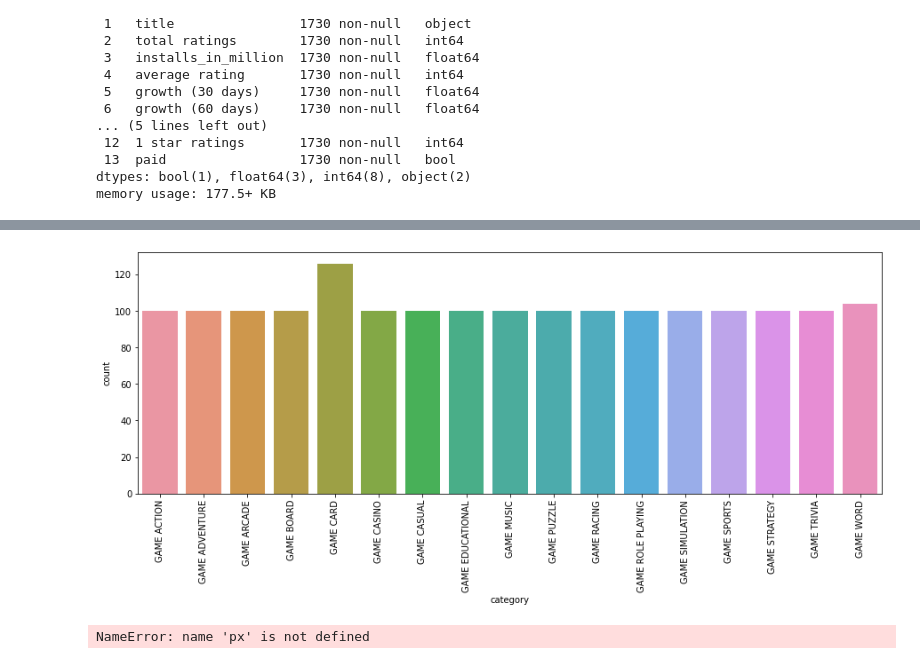
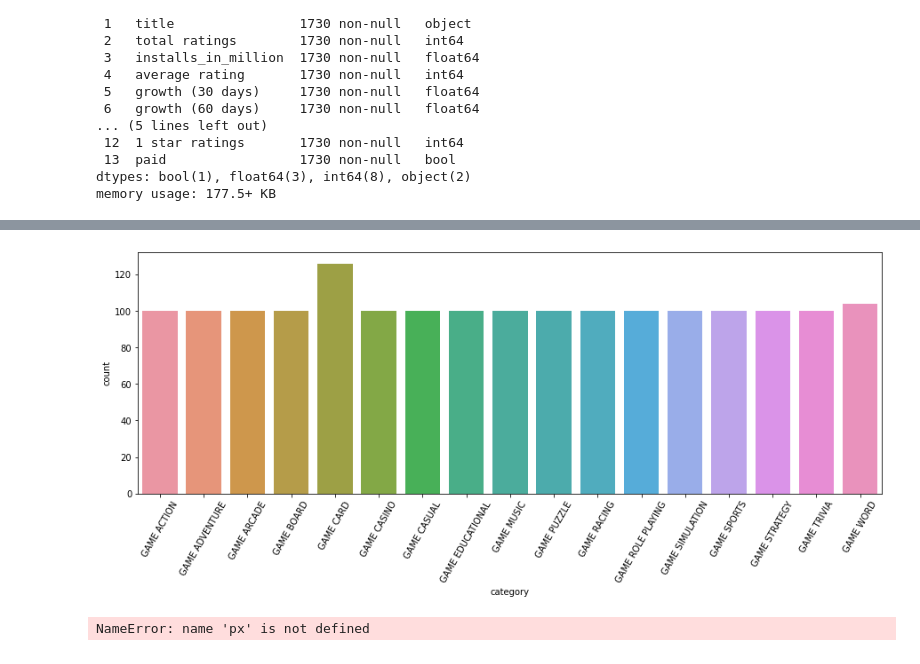
Before and after one commit to Tommyhappy01/2-DATA_SCIENCE, a Jupyter notebook: 5-Data_Visualization/13.7.2021 kaan hoca ders.ipynb, the cells around one changed output, grey strips where cells are left out. Cells and saved outputs as stored; diff of their text form; code cells hidden in the pictures.

```diff
--- a/5-Data_Visualization/13.7.2021 kaan hoca ders.ipynb
+++ b/5-Data_Visualization/13.7.2021 kaan hoca ders.ipynb
@@ -223,9 +223,9 @@ Name: category, dtype: int64
 # %%
 plt.figure(figsize=(15,5))  # figsize is specify our plot frame
 sns.countplot(x = "category", data = df)
-plt.xticks(rotation = 90);
+plt.xticks(rotation = 60);
 # %% [output]
-[figure, old version]
+[figure, new version]
 # %%
 fig = px.histogram(df, x="category", title='Game Categories')
 fig.update_layout(xaxis={'categoryorder':'total descending'})
```
Also changed, not shown: parts of 3 cells of this notebook, 6 other files.
